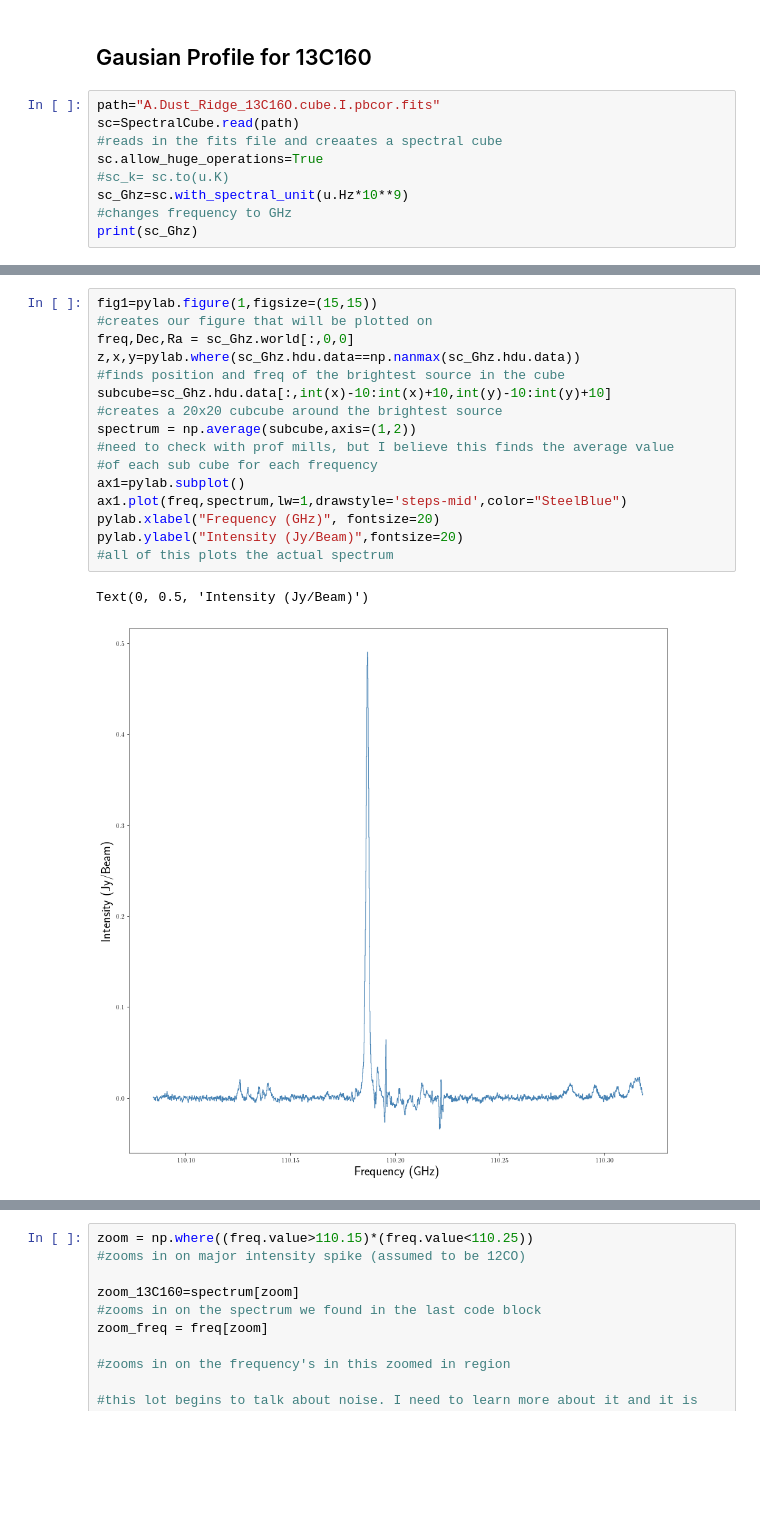
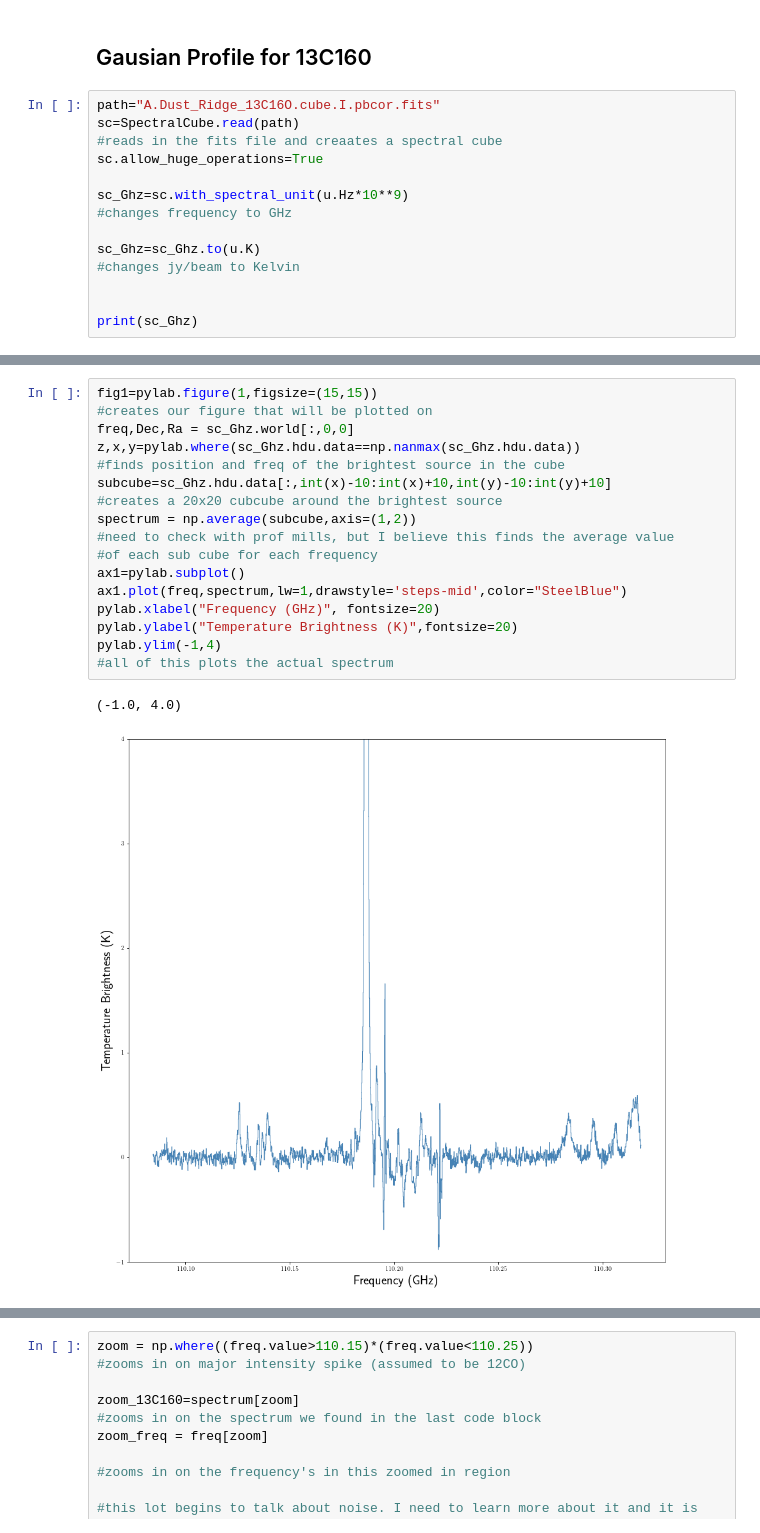
Before and after one commit to Parkerwise/Cloud-C, a Jupyter notebook: Task 5.ipynb, the cells around one changed output, grey strips where cells are left out. Cells and saved outputs as stored; diff of their text form; blank space fills up the shorter version.

```diff
--- a/Task 5.ipynb
+++ b/Task 5.ipynb
@@ -50,8 +42,13 @@ path="A.Dust_Ridge_13C16O.cube.I.pbcor.fits"
 sc=SpectralCube.read(path)
 #reads in the fits file and creaates a spectral cube
 sc.allow_huge_operations=True
-#sc_k= sc.to(u.K)
+
 sc_Ghz=sc.with_spectral_unit(u.Hz*10**9)
 #changes frequency to GHz
+
+sc_Ghz=sc_Ghz.to(u.K)
+#changes jy/beam to Kelvin
+
+
 print(sc_Ghz)
 # %% [output]
@@ -62,20 +59,21 @@ SpectralCube with shape=(1917, 288, 288) and unit=Jy / beam:
 # %%
 fig1=pylab.figure(1,figsize=(15,15))
 #creates our figure that will be plotted on
 freq,Dec,Ra = sc_Ghz.world[:,0,0]
 z,x,y=pylab.where(sc_Ghz.hdu.data==np.nanmax(sc_Ghz.hdu.data))
 #finds position and freq of the brightest source in the cube
 subcube=sc_Ghz.hdu.data[:,int(x)-10:int(x)+10,int(y)-10:int(y)+10]
 #creates a 20x20 cubcube around the brightest source
 spectrum = np.average(subcube,axis=(1,2))
 #need to check with prof mills, but I believe this finds the average value
 #of each sub cube for each frequency
 ax1=pylab.subplot()
 ax1.plot(freq,spectrum,lw=1,drawstyle='steps-mid',color="SteelBlue")
 pylab.xlabel("Frequency (GHz)", fontsize=20)
-pylab.ylabel("Intensity (Jy/Beam)",fontsize=20)
+pylab.ylabel("Temperature Brightness (K)",fontsize=20)
+pylab.ylim(-1,4)
 #all of this plots the actual spectrum
 # %% [output]
-Text(0, 0.5, 'Intensity (Jy/Beam)')
+(-1.0, 4.0)
-[figure, old version]
+[figure, new version]
 # %% [markdown]
```
Also changed, not shown: parts of 9 cells of this notebook, 1 other file.
